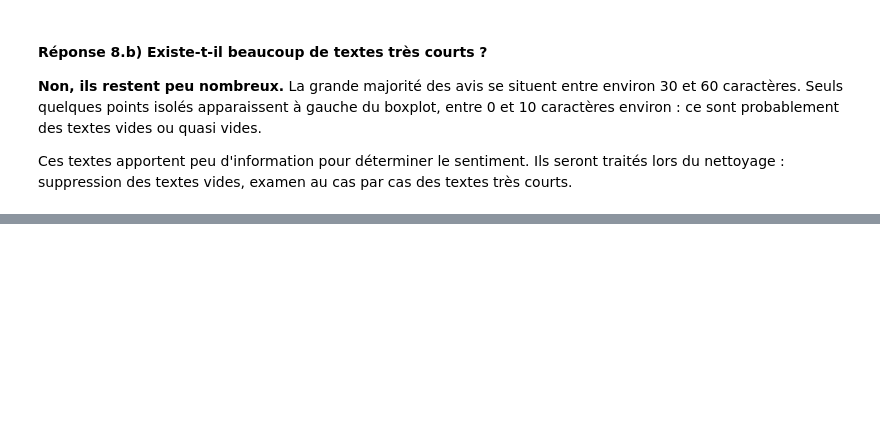
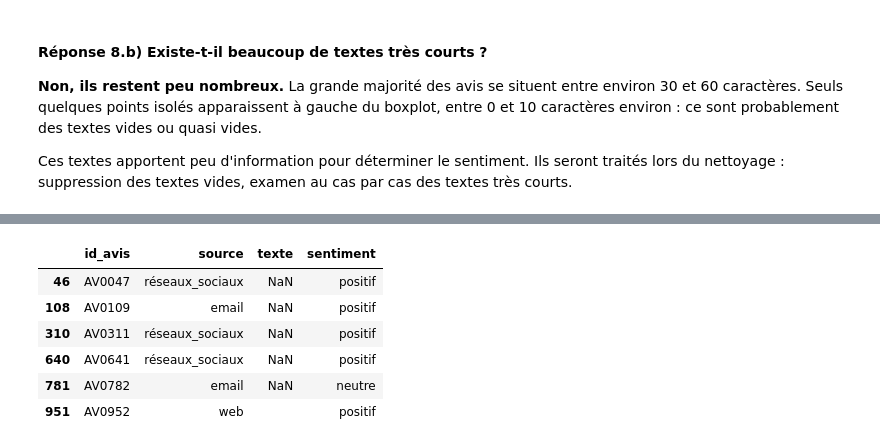
Before and after one commit to galassmyname/Atelier-donnes-textuelles, a Jupyter notebook: atelier_prepa_donnees_textuelles/notebooks/atelier_prepa_donnees_textuelles.ipynb, the cells around one changed output, grey strips where cells are left out. Saved outputs shown, nothing was run; the diff lists cells and outputs as text; code cells hidden in the pictures; blank space fills up the shorter version.

Commit message:
détection des textes vides

```diff
--- a/atelier_prepa_donnees_textuelles/notebooks/atelier_prepa_donnees_textuelles.ipynb
+++ b/atelier_prepa_donnees_textuelles/notebooks/atelier_prepa_donnees_textuelles.ipynb
@@ -234,0 +274,26 @@ Ces textes apportent peu d'information pour déterminer le sentiment. Ils seront
+# %%
+# Cas 1 : valeurs manquantes
+vide_nan = df["texte"].isna()
+
+# Cas 2 : chaînes vides
+vide_chaine = df["texte"].fillna("x").astype(str).eq("")
+
+# Cas 3 : chaînes ne contenant que des espaces (mais pas vides)
+vide_espaces = (
+    df["texte"].fillna("x").astype(str).str.strip().eq("")
+    & ~vide_chaine
+)
+
+# Total : tous les textes inexploitables
+vide_total = vide_nan | vide_chaine | vide_espaces
+
+resume_vides = pd.DataFrame({
+    "nb_avis": {
+        "Valeurs manquantes (NaN)": int(vide_nan.sum()),
+        "Chaînes vides": int(vide_chaine.sum()),
+        "Uniquement des espaces": int(vide_espaces.sum()),
+        "TOTAL textes vides": int(vide_total.sum()),
+    }
+})
+resume_vides["pourcentage"] = (resume_vides["nb_avis"] / len(df) * 100).round(2)
+resume_vides
@@ -234,0 +306,10 @@ Ces textes apportent peu d'information pour déterminer le sentiment. Ils seront
+# %%
+df.loc[vide_total, ["id_avis", "source", "texte", "sentiment"]].head(10)
+# %% [output]
+|  | id_avis | source | texte | sentiment |
+| 46 | AV0047 | réseaux_sociaux | NaN | positif |
+| 108 | AV0109 | email | NaN | positif |
+| 310 | AV0311 | réseaux_sociaux | NaN | positif |
+| 640 | AV0641 | réseaux_sociaux | NaN | positif |
+| 781 | AV0782 | email | NaN | neutre |
+| 951 | AV0952 | web |  | positif |
```
Also changed, not shown: parts of 3 cells of this notebook.
